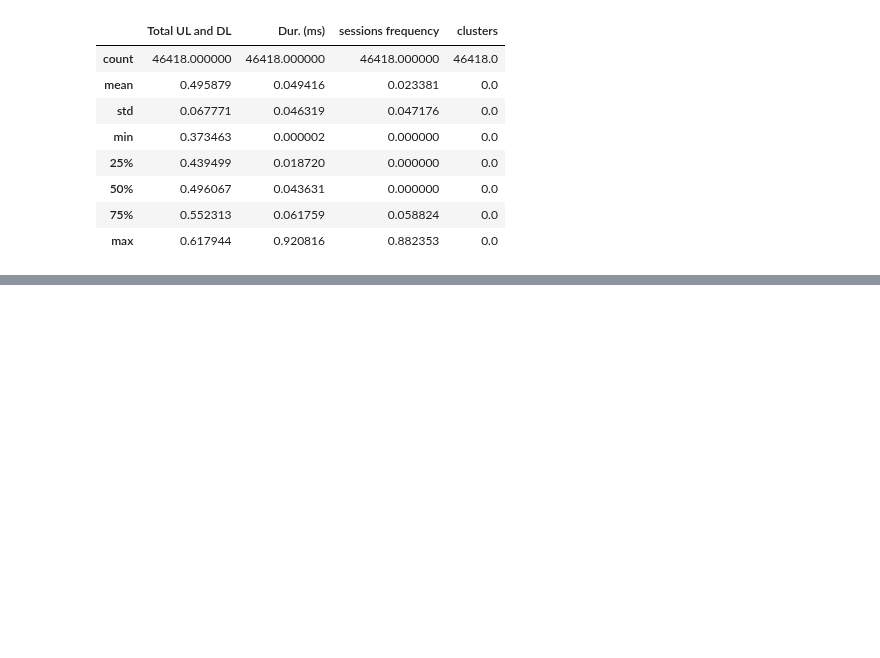
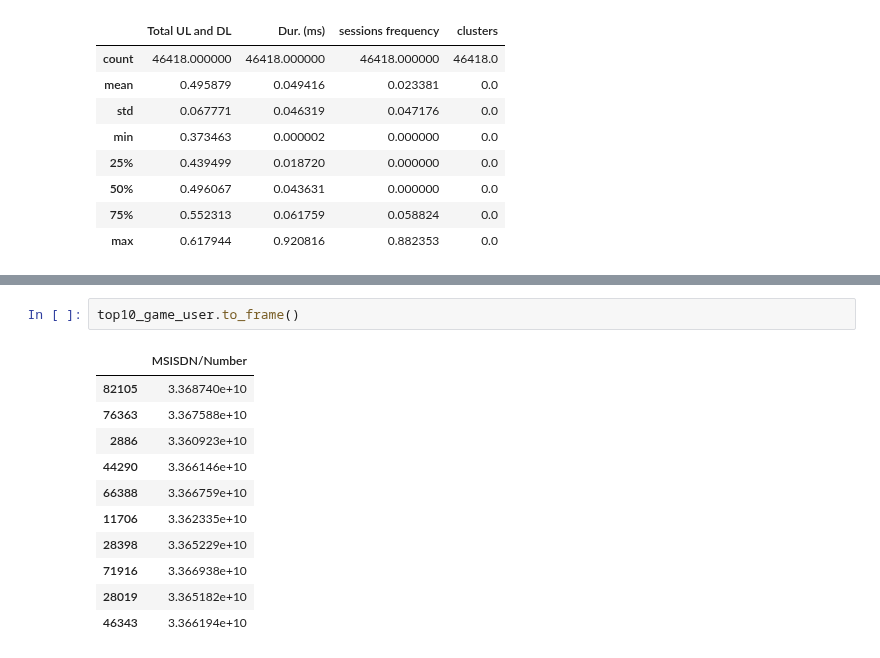
Before and after one commit to Abel-Blue/telecom-user-analytics, a Jupyter notebook: notebooks/user_engagementAnalysis.ipynb, the cells around one changed output, grey strips where cells are left out. Drawn from its saved outputs; the diff is of its cells as text; blank space fills up the shorter version.

```diff
--- a/notebooks/user_engagementAnalysis.ipynb
+++ b/notebooks/user_engagementAnalysis.ipynb
@@ -462,0 +529,14 @@ Email_top10_users.to_csv("top10_email_users.csv",index=False)
+# %%
+top10_game_user.to_frame()
+# %% [output]
+|  | MSISDN/Number |
+| 82105 | 3.368740e+10 |
+| 76363 | 3.367588e+10 |
+| 2886 | 3.360923e+10 |
+| 44290 | 3.366146e+10 |
+| 66388 | 3.366759e+10 |
+| 11706 | 3.362335e+10 |
+| 28398 | 3.365229e+10 |
+| 71916 | 3.366938e+10 |
+| 28019 | 3.365182e+10 |
+| 46343 | 3.366194e+10 |
```
Also changed, not shown: parts of 59 cells of this notebook, 3 other files.
